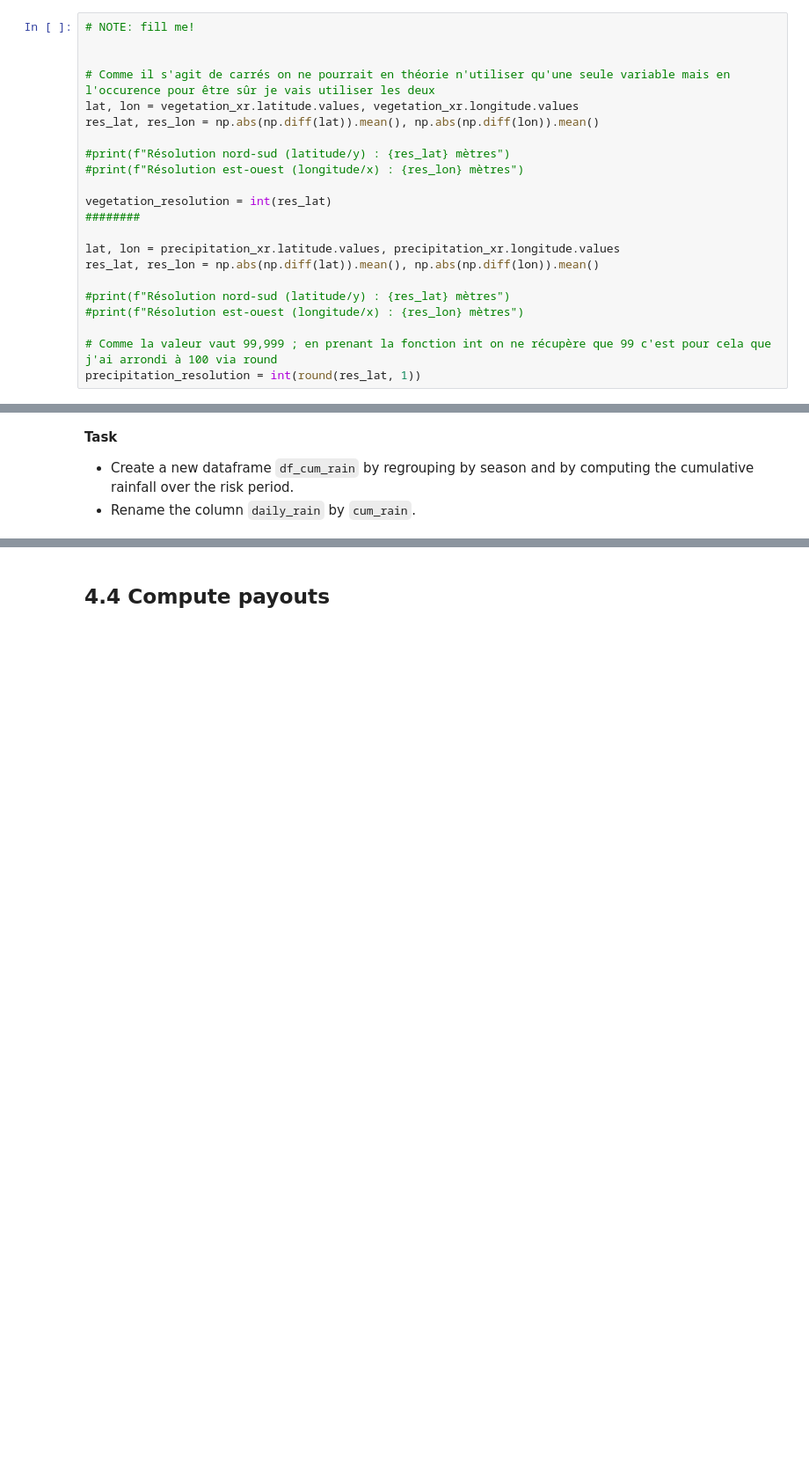
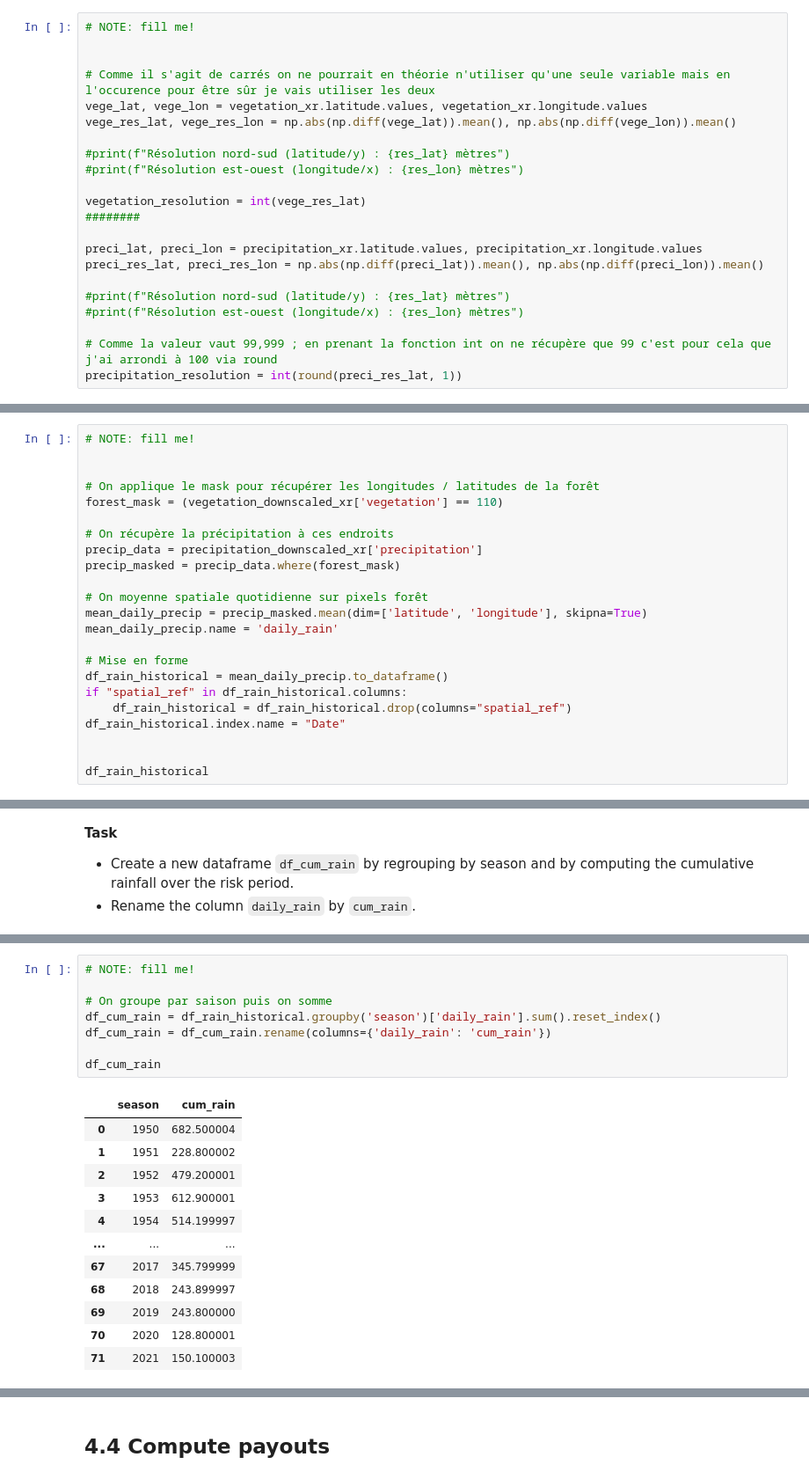
Before and after one commit to Papushkado/Wildfire-Raster, a Jupyter notebook: 02-rescale_rasters_and_pricing.ipynb, the cells around one changed output, grey strips where cells are left out. Shown at 88% size. Cells and saved outputs as stored; diff of their text form; blank space fills up the shorter version.

```diff
--- a/02-rescale_rasters_and_pricing.ipynb
+++ b/02-rescale_rasters_and_pricing.ipynb
@@ -85,20 +85,20 @@ The resolution is defined as the distance between the centres of 2 neighbour pix
 
 
 # Comme il s'agit de carrés on ne pourrait en théorie n'utiliser qu'une seule variable mais en l'occurence pour être sûr je vais utiliser les deux
-lat, lon = vegetation_xr.latitude.values, vegetation_xr.longitude.values
-res_lat, res_lon = np.abs(np.diff(lat)).mean(), np.abs(np.diff(lon)).mean()
+vege_lat, vege_lon = vegetation_xr.latitude.values, vegetation_xr.longitude.values
+vege_res_lat, vege_res_lon = np.abs(np.diff(vege_lat)).mean(), np.abs(np.diff(vege_lon)).mean()
 
 #print(f"Résolution nord-sud (latitude/y) : {res_lat} mètres")
 #print(f"Résolution est-ouest (longitude/x) : {res_lon} mètres")
 
-vegetation_resolution = int(res_lat)
+vegetation_resolution = int(vege_res_lat)
 ########
 
-lat, lon = precipitation_xr.latitude.values, precipitation_xr.longitude.values
-res_lat, res_lon = np.abs(np.diff(lat)).mean(), np.abs(np.diff(lon)).mean()
+preci_lat, preci_lon = precipitation_xr.latitude.values, precipitation_xr.longitude.values
+preci_res_lat, preci_res_lon = np.abs(np.diff(preci_lat)).mean(), np.abs(np.diff(preci_lon)).mean()
 
 #print(f"Résolution nord-sud (latitude/y) : {res_lat} mètres")
 #print(f"Résolution est-ouest (longitude/x) : {res_lon} mètres")
 
 # Comme la valeur vaut 99,999 ; en prenant la fonction int on ne récupère que 99 c'est pour cela que j'ai arrondi à 100 via round
-precipitation_resolution = int(round(res_lat, 1))
+precipitation_resolution = int(round(preci_res_lat, 1))
@@ -140,0 +156,23 @@ The output will be a dataframe `df_rain_historical` with the dates as index with
+# %%
+# NOTE: fill me!
+
+
+# On applique le mask pour récupérer les longitudes / latitudes de la forêt
+forest_mask = (vegetation_downscaled_xr['vegetation'] == 110)
+
+# On récupère la précipitation à ces endroits
+precip_data = precipitation_downscaled_xr['precipitation']
+precip_masked = precip_data.where(forest_mask)
+
+# On moyenne spatiale quotidienne sur pixels forêt
+mean_daily_precip = precip_masked.mean(dim=['latitude', 'longitude'], skipna=True)
+mean_daily_precip.name = 'daily_rain'
+
+# Mise en forme
+df_rain_historical = mean_daily_precip.to_dataframe()
+if "spatial_ref" in df_rain_historical.columns:
+    df_rain_historical = df_rain_historical.drop(columns="spatial_ref")
+df_rain_historical.index.name = "Date"
+
+
+df_rain_historical
@@ -191,0 +287,21 @@ assert list(df_rain_historical.columns) == ["daily_rain", "season"]
+# %%
+# NOTE: fill me!
+
+# On groupe par saison puis on somme
+df_cum_rain = df_rain_historical.groupby('season')['daily_rain'].sum().reset_index()
+df_cum_rain = df_cum_rain.rename(columns={'daily_rain': 'cum_rain'})
+
+df_cum_rain
+# %% [output]
+|  | season | cum_rain |
+| 0 | 1950 | 682.500004 |
+| 1 | 1951 | 228.800002 |
+| 2 | 1952 | 479.200001 |
+| 3 | 1953 | 612.900001 |
+| 4 | 1954 | 514.199997 |
+| ... | ... | ... |
+| 67 | 2017 | 345.799999 |
+| 68 | 2018 | 243.899997 |
+| 69 | 2019 | 243.800000 |
+| 70 | 2020 | 128.800001 |
+| 71 | 2021 | 150.100003 |
```
Also changed, not shown: parts of 16 cells of this notebook.
